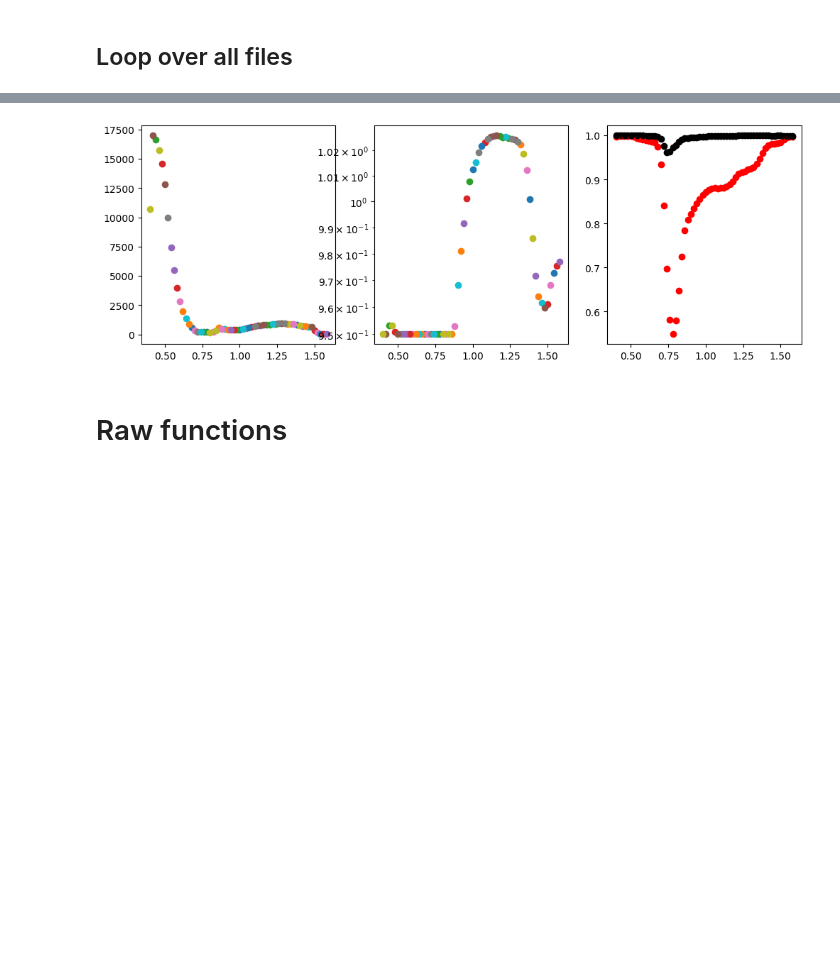
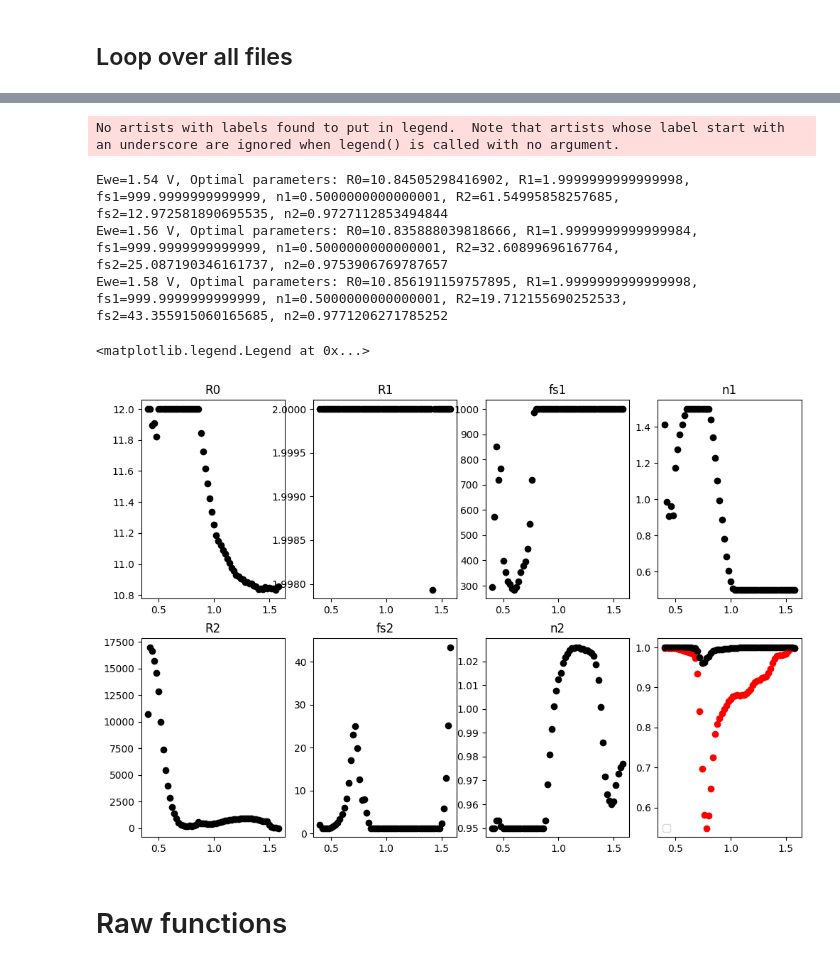
Before and after one commit to raulgarciadiez/EIS_HIROF, a Jupyter notebook: EIS_customized_flow.ipynb, the cells around one changed output, grey strips where cells are left out. Saved outputs shown, nothing was run; the diff lists cells and outputs as text; code cells hidden in the pictures; blank space fills up the shorter version.

```diff
--- a/EIS_customized_flow.ipynb
+++ b/EIS_customized_flow.ipynb
@@ -167,10 +167,11 @@ def find_files(root_folder, extension):
 root_folder = "100 cycles imped"
 extension = ".mpr"
 mpr_files = find_files(root_folder, extension)
+mpr_files.sort()
 # %% [markdown]
 ## Loop over all files
 # %%
-fig, axes = plt.subplots(1, 3, figsize=(12, 4))  # Create a figure with two subplots side by side
+fig, axes = plt.subplots(2, 4, figsize=(12, 8))  # Create a figure with two subplots side by side
 
 Rs_guess = 11.
 
@@ -221,8 +222,13 @@ for file_path in mpr_files:
         Z_fit = rrcrc_cpe_model(omega, *popt)
         real_fit = Z_fit[:len(frequencies)]
         imaginary_fit = Z_fit[len(frequencies):]
-        axes[0].scatter(Ewe, R2_opt)
-        axes[1].scatter(Ewe, n2_opt)
+        axes[0][0].scatter(Ewe, R0_opt, c = "k")
+        axes[0][1].scatter(Ewe, R1_opt, c = "k")
+        axes[0][2].scatter(Ewe, fs1_opt, c = "k")
+        axes[0][3].scatter(Ewe, n1_opt, c = "k")
+        axes[1][0].scatter(Ewe, R2_opt, c = "k")
+        axes[1][1].scatter(Ewe, fs2_opt, c = "k")
+        axes[1][2].scatter(Ewe, n2_opt, c = "k")
 
         def calculate_r_squared(observed, predicted):
             ss_res = np.sum((observed - predicted) ** 2)
@@ -232,8 +238,8 @@ for file_path in mpr_files:
         r_squared_real = calculate_r_squared(real, real_fit)
         r_squared_imaginary = calculate_r_squared(imaginary, imaginary_fit)
 
-        axes[2].scatter(Ewe, r_squared_real, c = "r")
-        axes[2].scatter(Ewe, r_squared_imaginary, c = "k")
+        axes[1][3].scatter(Ewe, r_squared_real, c = "r")
+        axes[1][3].scatter(Ewe, r_squared_imaginary, c = "k")
 
     except RuntimeError:
         print(f"Ewe={Ewe:.2f} V - No fit")
@@ -242,6 +248,14 @@ for file_path in mpr_files:
 
 
 
-axes[1].set_yscale("log")
-#plt.legend()
+axes[0][0].set_title("R0")
+axes[0][1].set_title("R1")
+axes[0][2].set_title("fs1")
+axes[0][3].set_title("n1")
+axes[1][0].set_title("R2")
+axes[1][1].set_title("fs2")
+axes[1][2].set_title("n2")
+
+#.set_yscale("log")
+axes[1][3].legend()
 # %% [output]
@@ -265,4 +279,9 @@ Ewe=1.02 V, Optimal parameters: R0=11.18487274198224, R1=1.9999999999999998, fs1
+No artists with labels found to put in legend.  Note that artists whose label start with an underscore are ignored when legend() is called with no argument.
+Ewe=1.54 V, Optimal parameters: R0=10.84505298416902, R1=1.9999999999999998, fs1=999.9999999999999, n1=0.5000000000000001, R2=61.54995858257685, fs2=12.972581890695535, n2=0.9727112853494844
+Ewe=1.56 V, Optimal parameters: R0=10.835888039818666, R1=1.9999999999999984, fs1=999.9999999999999, n1=0.5000000000000001, R2=32.60899696167764, fs2=25.087190346161737, n2=0.9753906769787657
+Ewe=1.58 V, Optimal parameters: R0=10.856191159757895, R1=1.9999999999999998, fs1=999.9999999999999, n1=0.5000000000000001, R2=19.712155690252533, fs2=43.355915060165685, n2=0.9771206271785252
+<matplotlib.legend.Legend at 0x...>
-[figure, old version]
+[figure, new version]
 # %% [markdown]
 # Raw functions
 # %%
```
Also changed, not shown: parts of 1 cell of this notebook.
